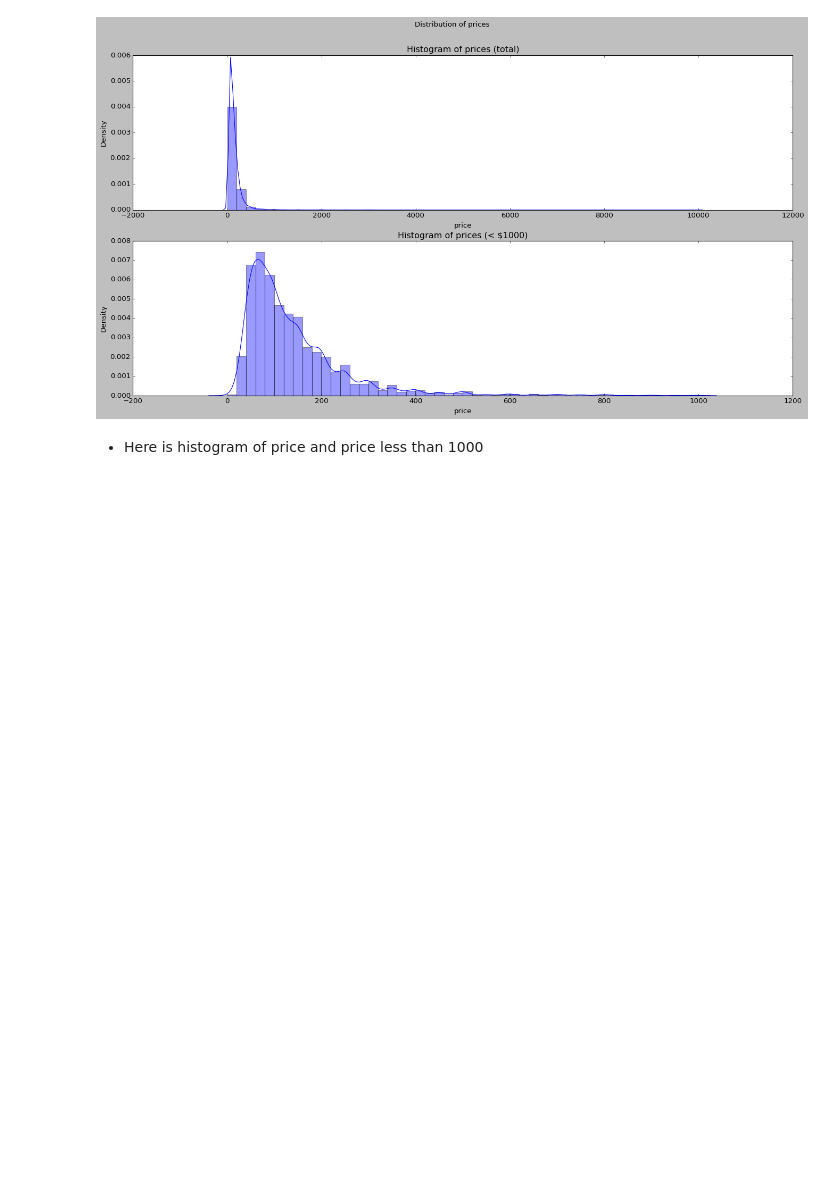
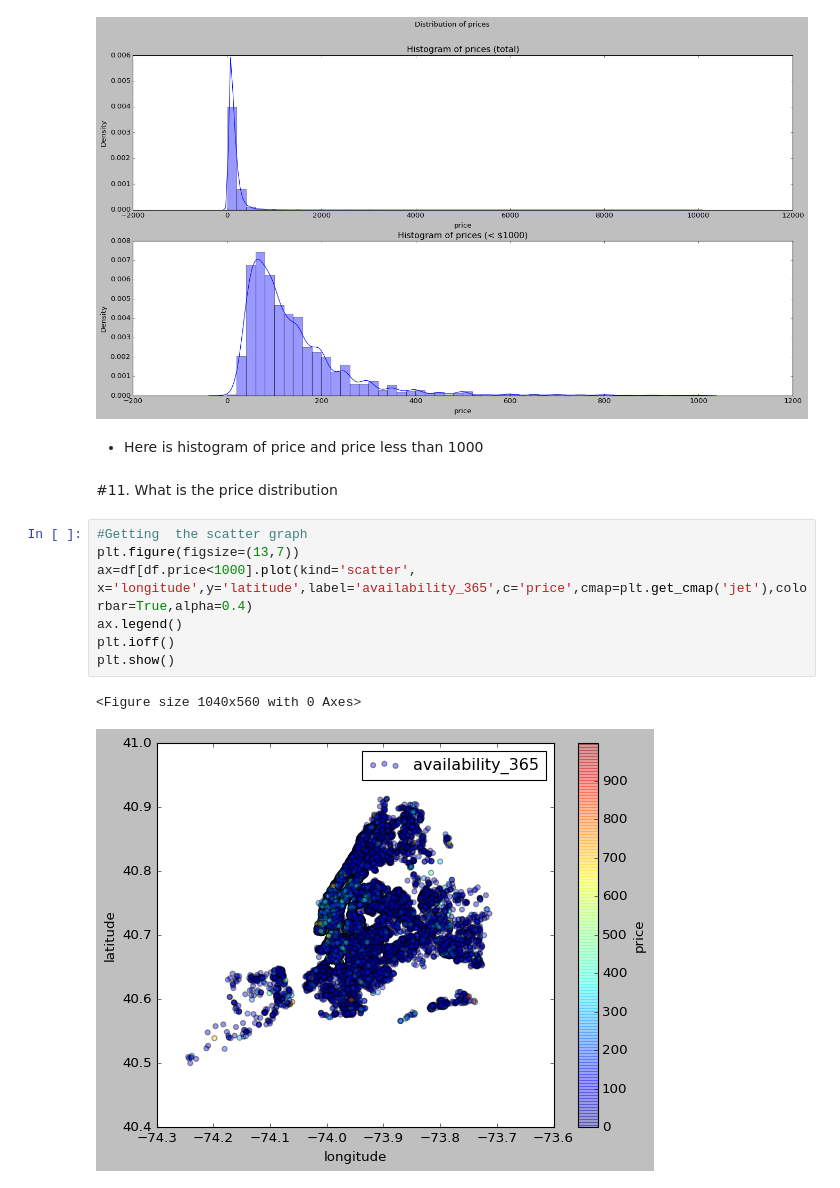
Before and after one commit to yashwany/EDA-Capstone-Project-on-Airbnb, a Jupyter notebook: EDA_Capstone_Project_on_Airbnb.ipynb, the cells around one changed output. Cells and saved outputs as stored; diff of their text form; blank space fills up the shorter version.

```diff
--- a/EDA_Capstone_Project_on_Airbnb.ipynb
+++ b/EDA_Capstone_Project_on_Airbnb.ipynb
@@ -640,3 +640,15 @@ fig.show()
 
 
 *   Here is histogram of price and price less than 1000
+# %% [markdown]
+#11. What is the price distribution
+# %%
+#Getting  the scatter graph
+plt.figure(figsize=(13,7))
+ax=df[df.price<1000].plot(kind='scatter', x='longitude',y='latitude',label='availability_365',c='price',cmap=plt.get_cmap('jet'),colorbar=True,alpha=0.4)
+ax.legend()
+plt.ioff()
+plt.show()
+# %% [output]
+<Figure size 1040x560 with 0 Axes>
+[figure, added]
```
Also changed, not shown: parts of 8 cells of this notebook.
